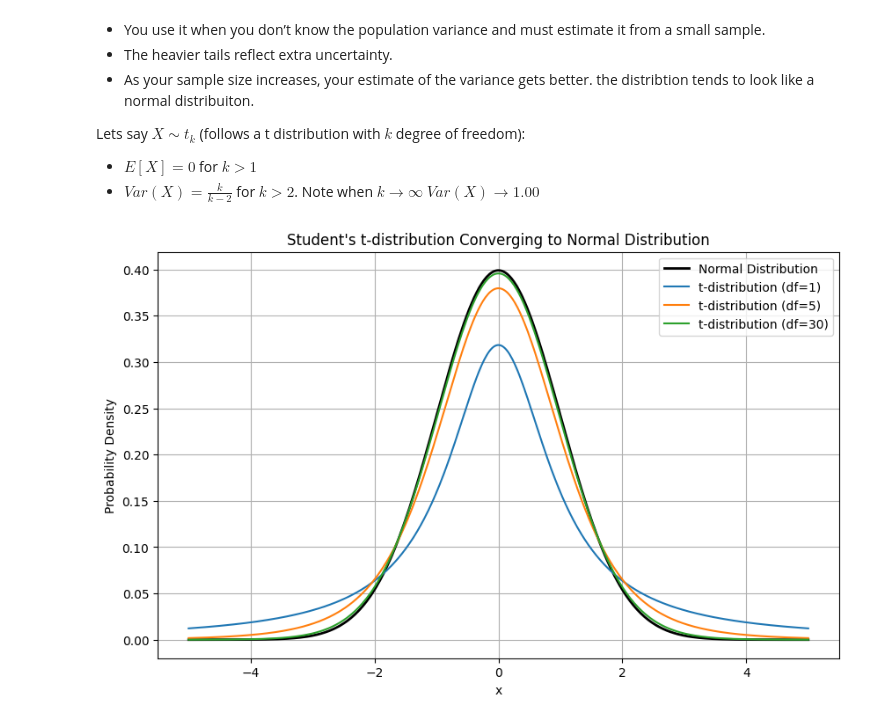
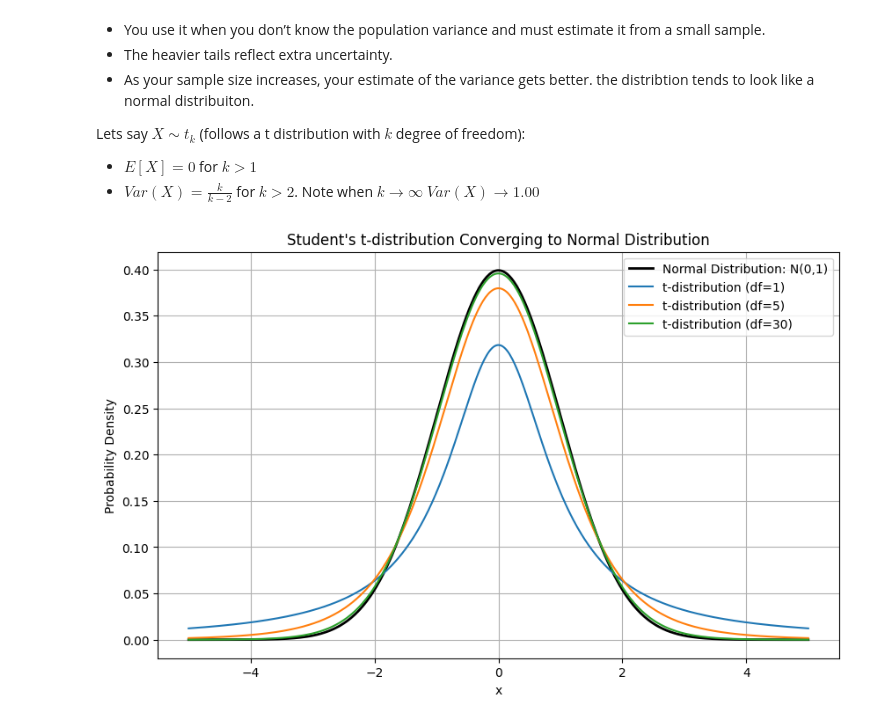
Before and after one commit to leandroohf/statistics, a Jupyter notebook: statistics_probability_cheat_sheet.ipynb, the cells around one changed output. Cells and saved outputs as stored; diff of their text form; code cells hidden in the pictures.

Commit message:
nb: add graphs n small intro

```diff
--- a/statistics_probability_cheat_sheet.ipynb
+++ b/statistics_probability_cheat_sheet.ipynb
@@ -696,30 +769,30 @@ Lets say $X \sim t_k$ (follows a t distribution with $k$ degree of freedom):
 # %%
 import numpy as np
 import matplotlib.pyplot as plt
 from scipy.stats import t, norm
 
 # x-axis range for the plot
 x = np.linspace(-5, 5, 500)
 
 # Degrees of freedom for t-distribution
 dfs = [1, 5, 30]  # You can adjust or add more if you want
 
 # Plotting
 plt.figure(figsize=(10, 6))
 
 # Plot the normal distribution
-plt.plot(x, norm.pdf(x), label='Normal Distribution', color='black', linewidth=2)
+plt.plot(x, norm.pdf(x), label='Normal Distribution: N(0,1)', color='black', linewidth=2)
 
 # Plot t-distributions with different degrees of freedom
 for df in dfs:
     plt.plot(x, t.pdf(x, df), label=f't-distribution (df={df})')
 
 # Add legend and titles
 plt.title("Student's t-distribution Converging to Normal Distribution")
 plt.xlabel('x')
 plt.ylabel('Probability Density')
 plt.legend()
 plt.grid(True)
 plt.show()
 # %% [output]
-[figure, old version]
+[figure, new version]
```
Also changed, not shown: parts of 5 cells of this notebook, 1 other file.
